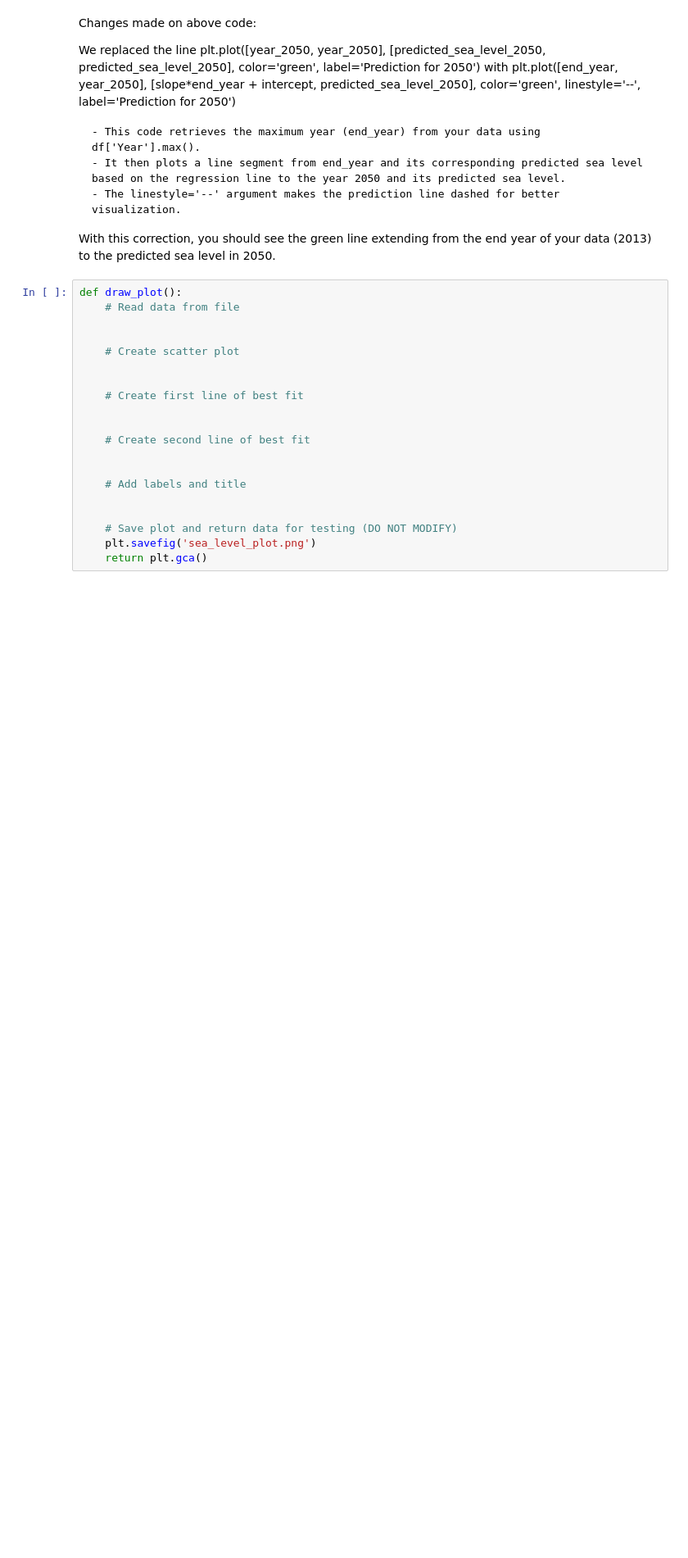
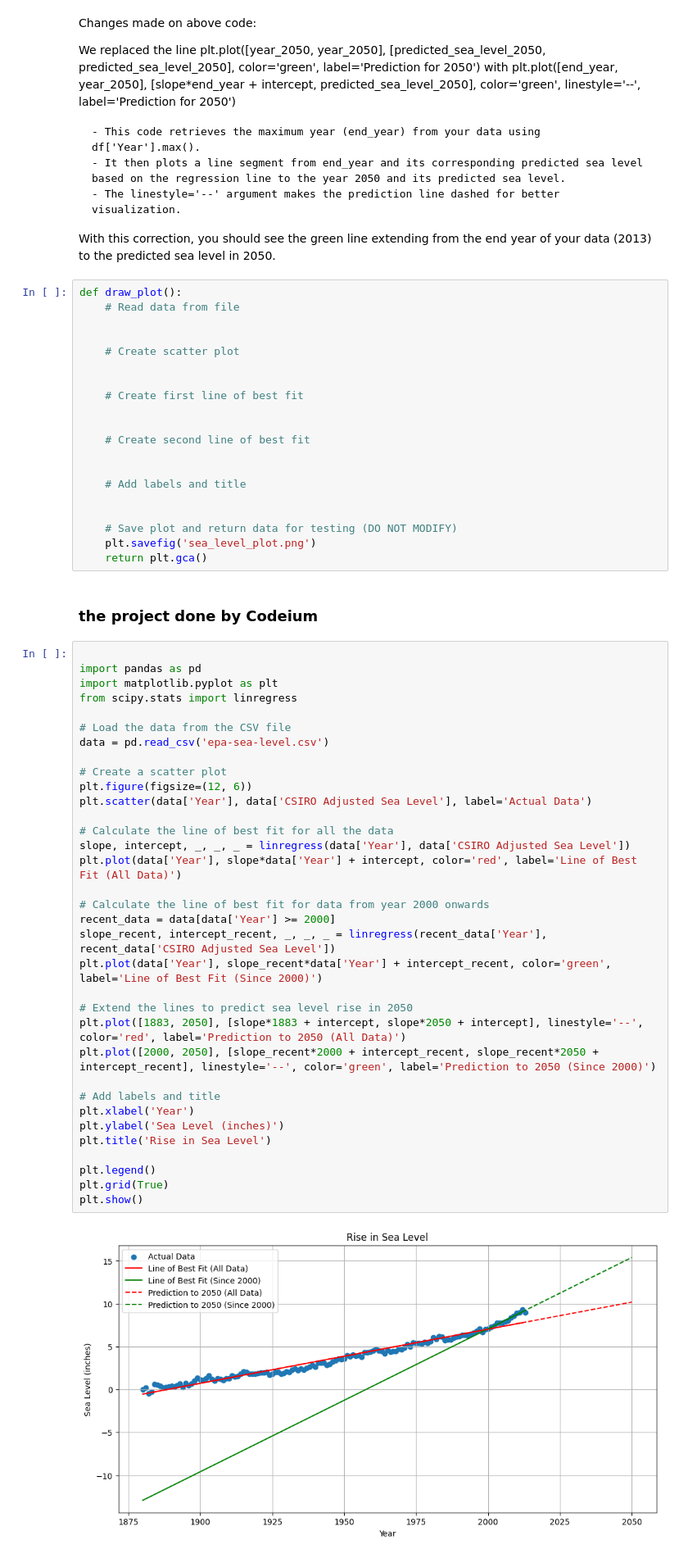
Before and after one commit to RemiJolian/boilerplate-sea-level-predictor, a Jupyter notebook: see-level-predictor.ipynb, the cells around one changed output. Shown: that part at 82% size. Drawn from its saved outputs; the diff is of its cells as text; blank space fills up the shorter version.

```diff
--- a/see-level-predictor.ipynb
+++ b/see-level-predictor.ipynb
@@ -201,3 +206,41 @@ def draw_plot():
     # Save plot and return data for testing (DO NOT MODIFY)
     plt.savefig('sea_level_plot.png')
     return plt.gca()
+# %% [markdown]
+### the project done by Codeium
+# %%
+
+import pandas as pd
+import matplotlib.pyplot as plt
+from scipy.stats import linregress
+
+# Load the data from the CSV file
+data = pd.read_csv('epa-sea-level.csv')
+
+# Create a scatter plot
+plt.figure(figsize=(12, 6))
+plt.scatter(data['Year'], data['CSIRO Adjusted Sea Level'], label='Actual Data')
+
+# Calculate the line of best fit for all the data
+slope, intercept, _, _, _ = linregress(data['Year'], data['CSIRO Adjusted Sea Level'])
+plt.plot(data['Year'], slope*data['Year'] + intercept, color='red', label='Line of Best Fit (All Data)')
+
+# Calculate the line of best fit for data from year 2000 onwards
+recent_data = data[data['Year'] >= 2000]
+slope_recent, intercept_recent, _, _, _ = linregress(recent_data['Year'], recent_data['CSIRO Adjusted Sea Level'])
+plt.plot(data['Year'], slope_recent*data['Year'] + intercept_recent, color='green', label='Line of Best Fit (Since 2000)')
+
+# Extend the lines to predict sea level rise in 2050
+plt.plot([1883, 2050], [slope*1883 + intercept, slope*2050 + intercept], linestyle='--', color='red', label='Prediction to 2050 (All Data)')
+plt.plot([2000, 2050], [slope_recent*2000 + intercept_recent, slope_recent*2050 + intercept_recent], linestyle='--', color='green', label='Prediction to 2050 (Since 2000)')
+
+# Add labels and title
+plt.xlabel('Year')
+plt.ylabel('Sea Level (inches)')
+plt.title('Rise in Sea Level')
+
+plt.legend()
+plt.grid(True)
+plt.show()
+# %% [output]
+[figure, added]
```
Also changed, not shown: parts of 3 cells of this notebook, 1 other file.
